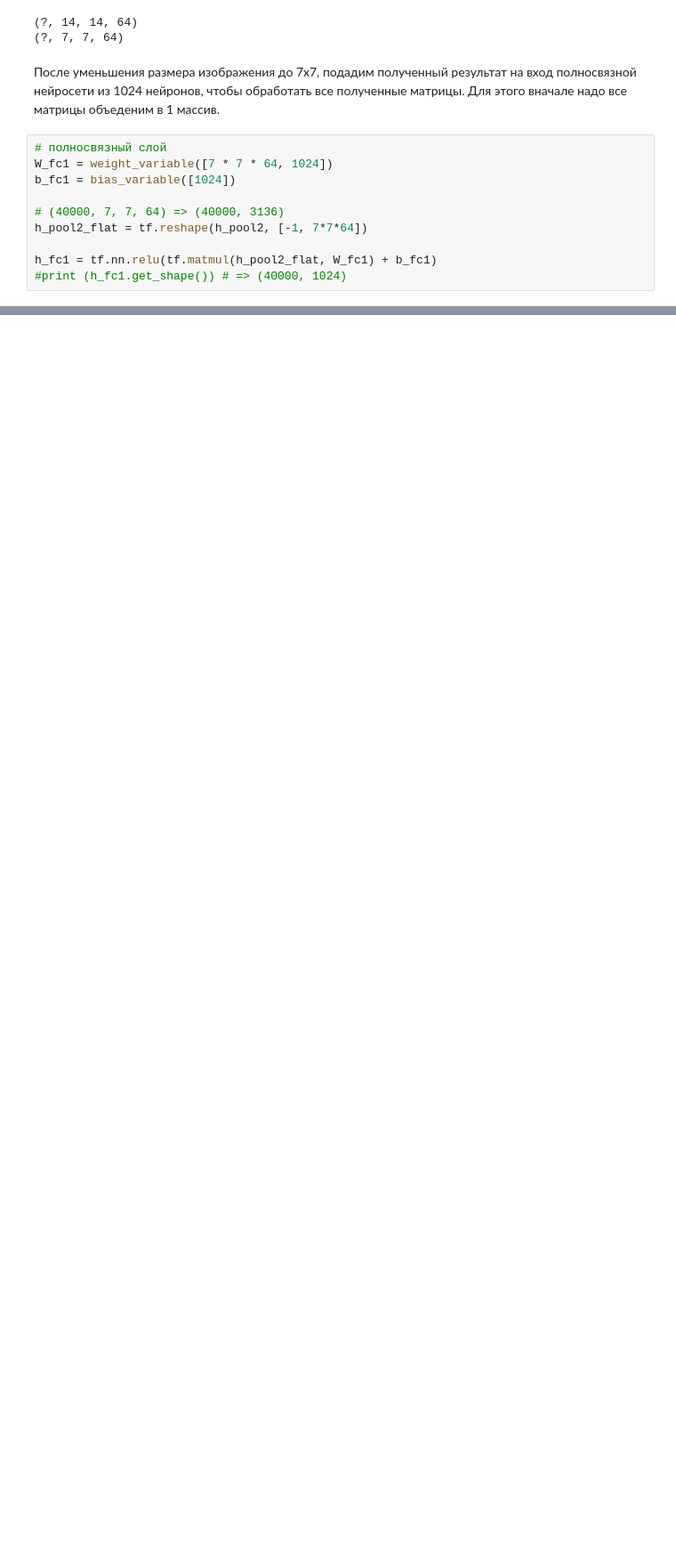
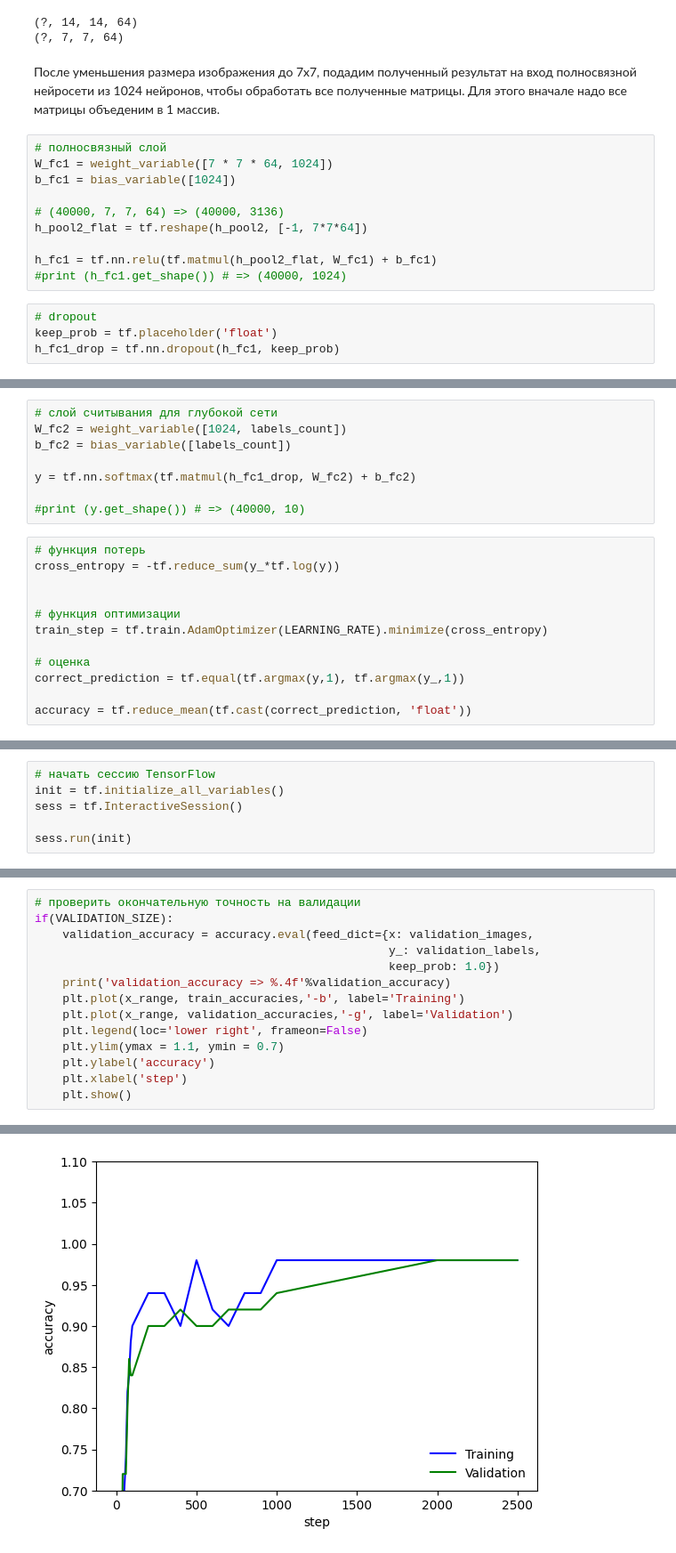
Before and after one commit to ilay-group/Digit_Recognizer-Kaggle-, a Jupyter notebook: Digit-Recognizer.ipynb, the cells around one changed output, grey strips where cells are left out. Shown at 89% size. Drawn from its saved outputs; the diff is of its cells as text; blank space fills up the shorter version.

```diff
--- a/Digit-Recognizer.ipynb
+++ b/Digit-Recognizer.ipynb
@@ -314,3 +314,7 @@ h_pool2_flat = tf.reshape(h_pool2, [-1, 7*7*64])
 
 h_fc1 = tf.nn.relu(tf.matmul(h_pool2_flat, W_fc1) + b_fc1)
 #print (h_fc1.get_shape()) # => (40000, 1024)
+# %%
+# dropout
+keep_prob = tf.placeholder('float')
+h_fc1_drop = tf.nn.dropout(h_fc1, keep_prob)
@@ -316,0 +325,20 @@ h_fc1 = tf.nn.relu(tf.matmul(h_pool2_flat, W_fc1) + b_fc1)
+# %%
+# слой считывания для глубокой сети
+W_fc2 = weight_variable([1024, labels_count])
+b_fc2 = bias_variable([labels_count])
+
+y = tf.nn.softmax(tf.matmul(h_fc1_drop, W_fc2) + b_fc2)
+
+#print (y.get_shape()) # => (40000, 10)
+# %%
+# функция потерь
+cross_entropy = -tf.reduce_sum(y_*tf.log(y))
+
+
+# функция оптимизации
+train_step = tf.train.AdamOptimizer(LEARNING_RATE).minimize(cross_entropy)
+
+# оценка
+correct_prediction = tf.equal(tf.argmax(y,1), tf.argmax(y_,1))
+
+accuracy = tf.reduce_mean(tf.cast(correct_prediction, 'float'))
@@ -316,0 +379,6 @@ h_fc1 = tf.nn.relu(tf.matmul(h_pool2_flat, W_fc1) + b_fc1)
+# %%
+# начать сессию TensorFlow
+init = tf.initialize_all_variables()
+sess = tf.InteractiveSession()
+
+sess.run(init)
@@ -316,0 +449,15 @@ h_fc1 = tf.nn.relu(tf.matmul(h_pool2_flat, W_fc1) + b_fc1)
+# %%
+# проверить окончательную точность на валидации
+if(VALIDATION_SIZE):
+    validation_accuracy = accuracy.eval(feed_dict={x: validation_images,
+                                                   y_: validation_labels,
+                                                   keep_prob: 1.0})
+    print('validation_accuracy => %.4f'%validation_accuracy)
+    plt.plot(x_range, train_accuracies,'-b', label='Training')
+    plt.plot(x_range, validation_accuracies,'-g', label='Validation')
+    plt.legend(loc='lower right', frameon=False)
+    plt.ylim(ymax = 1.1, ymin = 0.7)
+    plt.ylabel('accuracy')
+    plt.xlabel('step')
+    plt.show()
+# %% [output]
@@ -316,0 +465 @@ h_fc1 = tf.nn.relu(tf.matmul(h_pool2_flat, W_fc1) + b_fc1)
+[figure, added]
```
Also changed, not shown: parts of 9 cells of this notebook, 1 other file.
